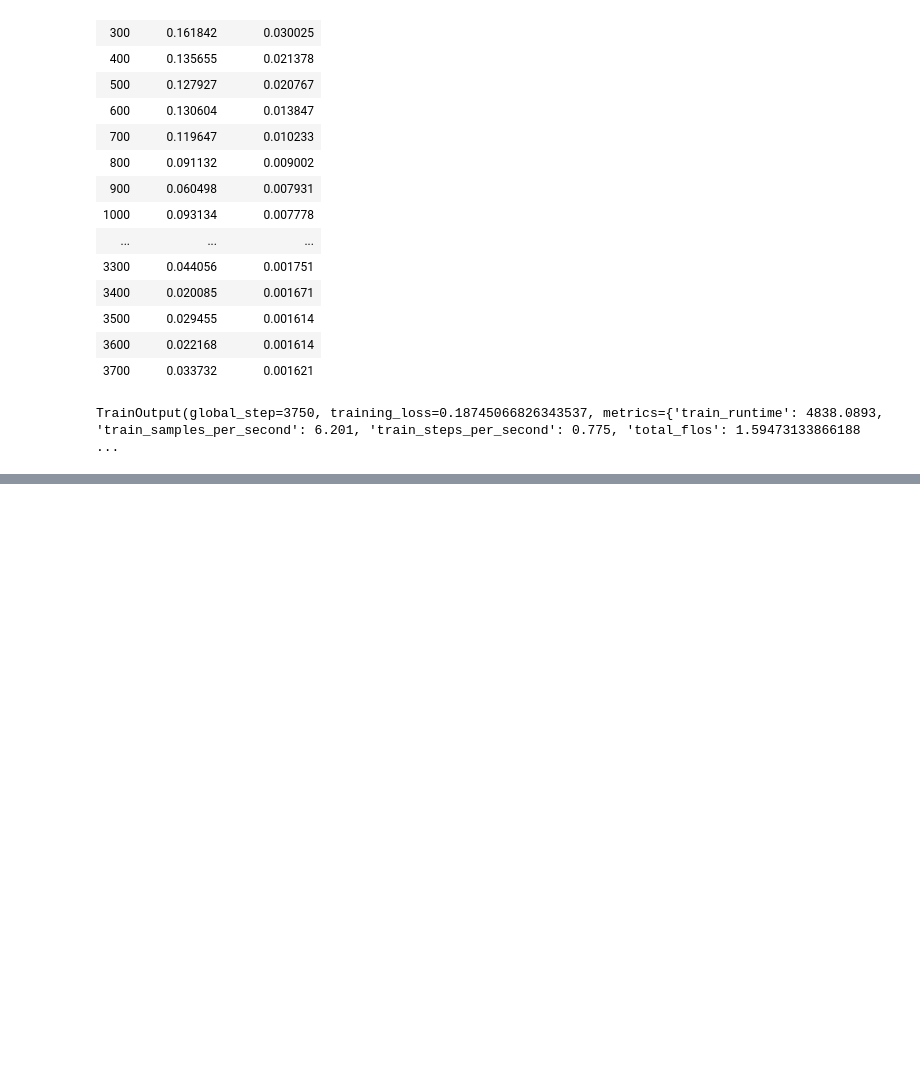
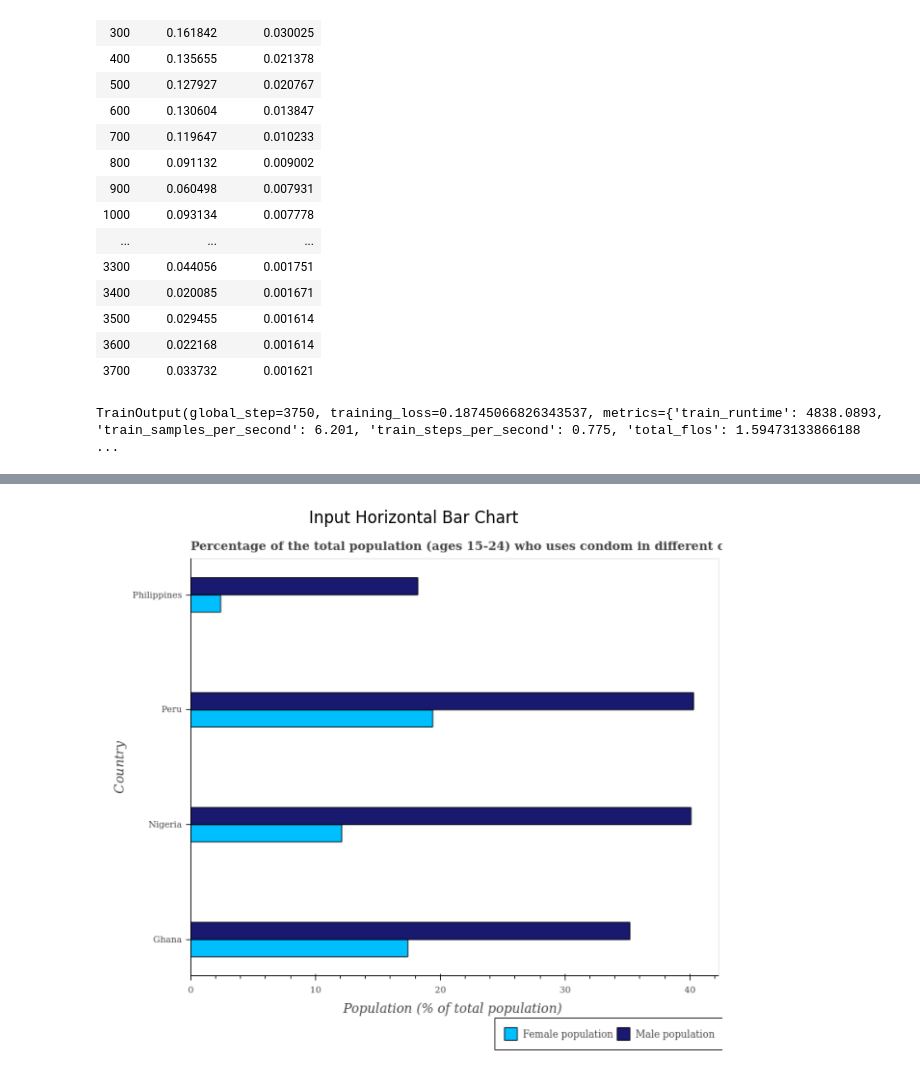
Before and after one commit to AkshatChauhan7/Spectra_1, a Jupyter notebook: notebooks/STEM_Sight_Horizontal.ipynb, the cells around one changed output, grey strips where cells are left out. Drawn from its saved outputs; the diff is of its cells as text; code cells hidden in the pictures; blank space fills up the shorter version.

Commit message:
meow hbar ko download kr gya

```diff
--- a/notebooks/STEM_Sight_Horizontal.ipynb
+++ b/notebooks/STEM_Sight_Horizontal.ipynb
@@ -137,3 +137,91 @@ The tied weights mapping and config for this model specifies to tie decoder.mode
 | 3600 | 0.022168 | 0.001614 |
 | 3700 | 0.033732 | 0.001621 |
 TrainOutput(global_step=3750, training_loss=0.18745066826343537, metrics={'train_runtime': 4838.0893, 'train_samples_per_second': 6.201, 'train_steps_per_second': 0.775, 'total_flos': 1.59473133866188 ...
+# %%
+import torch
+from transformers import DonutProcessor, VisionEncoderDecoderModel
+from PIL import Image
+import matplotlib.pyplot as plt
+import re
+import os
+from google.colab import files, drive
+
+# --- 0. DRIVE MOUNT CHECK ---
+if not os.path.exists('/content/drive'):
+    drive.mount('/content/drive')
+
+# --- 1. CONFIGURATION & PATHS ---
+# Absolute paths ensure the library knows these are local folders
+master_path = os.path.abspath("/content/drive/MyDrive/STEM_Sight_VBAR_Final")
+checkpoint_path = os.path.abspath("/content/drive/MyDrive/STEM_Sight_HBAR_Expert_V2/checkpoint-3750")
+
+# --- 2. LOAD PROCESSOR & MODEL ---
+device = "cuda" if torch.cuda.is_available() else "cpu"
+
+print("⏳ Loading Processor from Master...")
+# local_files_only=True ensures it doesn't look for a repo online
+processor = DonutProcessor.from_pretrained(
+    master_path,
+    local_files_only=True
+)
+
+print(f"⏳ Loading Model Weights from {checkpoint_path}...")
+model = VisionEncoderDecoderModel.from_pretrained(
+    checkpoint_path,
+    local_files_only=True
+).to(device)
+
+print(f"✅ STEM Sight Horizontal Expert ready on {device.upper()}")
+
+# --- 3. INFERENCE & VISUALIZATION FUNCTION ---
+def run_hbar_prediction(image_path):
+    # Load and display the image
+    image = Image.open(image_path).convert("RGB")
+    plt.figure(figsize=(12, 7))
+    plt.imshow(image)
+    plt.axis('off')
+    plt.title("Input Horizontal Bar Chart")
+    plt.show()
+
+    # Prepare inputs
+    pixel_values = processor(image, return_tensors="pt").pixel_values.to(device)
+    task_prompt = "<s_chartqa>"
+    decoder_input_ids = processor.tokenizer(
+        task_prompt,
+        add_special_tokens=False,
+        return_tensors="pt"
+    ).input_ids.to(device)
+
+    # Generate summary
+    print("🚀 Model generating summary...")
+    with torch.no_grad():
+        outputs = model.generate(
+            pixel_values,
+            decoder_input_ids=decoder_input_ids,
+            max_length=512,
+            early_stopping=True,
+            pad_token_id=processor.tokenizer.pad_token_id,
+            eos_token_id=processor.tokenizer.eos_token_id,
+            use_cache=True,
+            num_beams=1,
+            bad_words_ids=[[processor.tokenizer.unk_token_id]],
+            return_dict_in_generate=True,
+        )
+
+    # Decode and clean
+    sequence = processor.batch_decode(outputs.sequences)[0]
+    sequence = sequence.replace(processor.tokenizer.eos_token, "").replace(processor.tokenizer.pad_token, "")
+    clean_summary = re.sub(r"<.*?>", "", sequence, count=1).strip()
+
+    print("\n📊 --- ANALYSIS RESULT ---")
+    print(clean_summary)
+    print("---------------------------\n")
+
+# --- 4. UPLOAD IMAGE FROM COMPUTER ---
+print("📤 Upload a horizontal bar chart image to test:")
+uploaded = files.upload()
+
+for filename in uploaded.keys():
+    print(f'Processing file: "{filename}"')
+    run_hbar_prediction(filename)
+# %% [output]
@@ -139,0 +237 @@ TrainOutput(global_step=3750, training_loss=0.18745066826343537, metrics={'train
+[figure, added]
```
Also changed, not shown: parts of 13 cells of this notebook.
